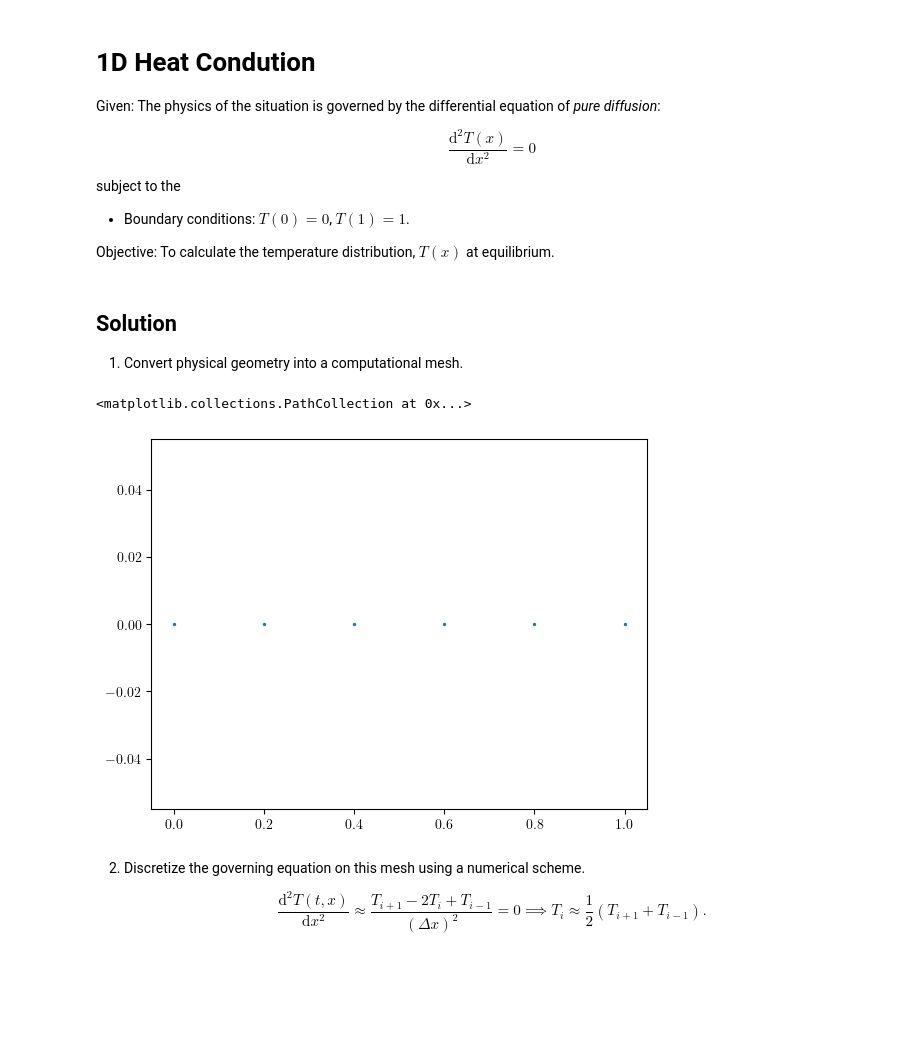
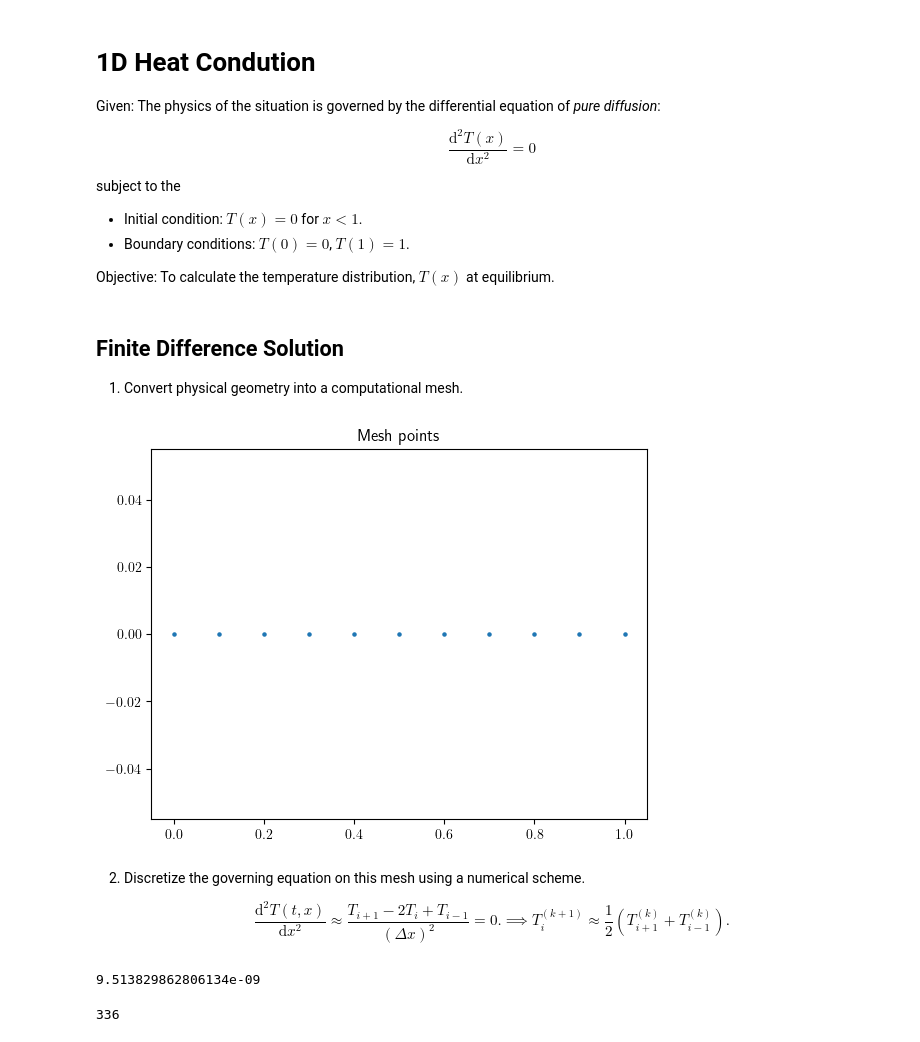
Before and after one commit to cpp-review-dune/python-pde, a Jupyter notebook: pde-book/PureDifusion.ipynb, the cells around one changed output. Cells and saved outputs as stored; diff of their text form; code cells hidden in the pictures; blank space fills up the shorter version.

```diff
--- a/pde-book/PureDifusion.ipynb
+++ b/pde-book/PureDifusion.ipynb
@@ -11,11 +11,12 @@ $$
 
 subject to the
 
+- Initial condition: $T\left(x\right)=0$ for $x < 1$.
 - Boundary conditions: $T\left(0\right)=0$, $T\left(1\right)=1$.
 
 Objective: To calculate the temperature distribution, $T\left(x\right)$ at equilibrium.
 # %% [markdown]
-## Solution
+## Finite Difference Solution
 
 1. Convert physical geometry into a computational mesh.
 # %%
@@ -27,8 +26,10 @@ N = 73  # maximum number of iterations
 # %%
-plt.scatter(x, np.zeros_like(x), s=2);
+x = np.linspace(start=0, stop=1, num=11)
+y = np.zeros_like(x)
+plt.scatter(x=x, y=y, s=5)
+plt.title("Mesh points");
 # %% [output]
-<matplotlib.collections.PathCollection at 0x...>
-[figure, old version]
+[figure, new version]
 # %% [markdown]
 2. Discretize the governing equation on this mesh using a numerical scheme.
 
@@ -36,9 +37,9 @@ $$
 \dfrac{\mathrm{d}^2 T\left(t, x\right)}
 {\mathrm{d}x^2}\approx
 \dfrac{T_{i+1}-2T_i+T_{i-1}}{{\left(\Delta x\right)}^{2}}=
-0
+0.
 \implies
-T_{i}\approx
+T^{\left(k+1\right)}_{i}\approx
 \dfrac{1}{2}
-\left(T_{i+1}+T_{i-1}\right).
+\left(T^{\left(k\right)}_{i+1}+T^{\left(k\right)}_{i-1}\right).
 $$
@@ -52 +63,9 @@ for t in range(N):
+# %%
+numeric_error
+# %% [output]
+9.513829862806134e-09
+# %%
+iteration
+# %% [output]
+336
 # %%
```
Also changed, not shown: parts of 16 cells of this notebook.
